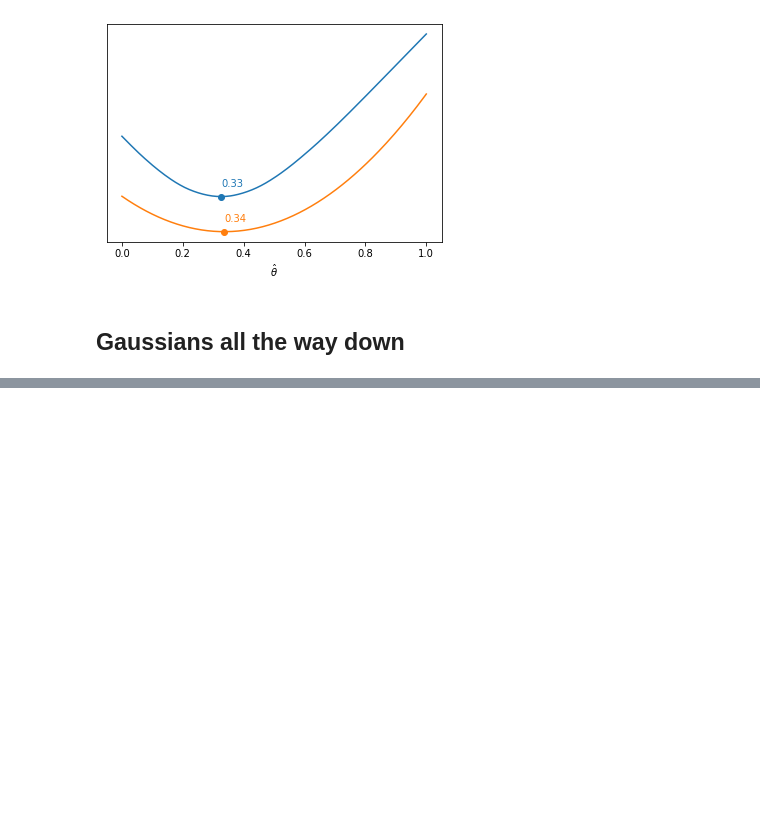
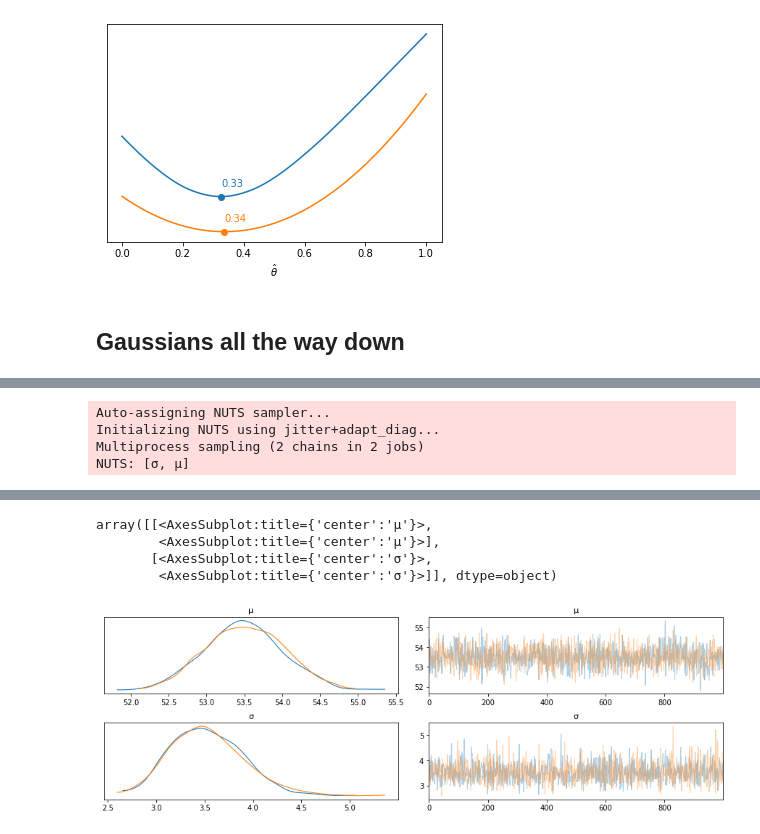
Before and after one commit to jhrcook/bayesian-analysis-with-python_e2, a Jupyter notebook: 02_programming-probabilistically.ipynb, the cells around one changed output, grey strips where cells are left out. Cells and saved outputs as stored; diff of their text form; code cells hidden in the pictures; blank space fills up the shorter version.

```diff
--- a/02_programming-probabilistically.ipynb
+++ b/02_programming-probabilistically.ipynb
@@ -158,0 +192,14 @@ for lossf, c in zip([lossf_a, lossf_b], ['C0', 'C1']):
+# %%
+with pm.Model() as model_g:
+    µ = pm.Uniform('µ', lower=40, upper=70)
+    σ = pm.HalfNormal('σ', sd=10)
+    y = pm.Normal('y', mu=µ, sd=σ, observed=data)
+    trace_g = pm.sample(1000)
+
+az_trace_g = az.from_pymc3(trace=trace_g, model=model_g)
+az.plot_trace(az_trace_g)
+# %% [output]
+Auto-assigning NUTS sampler...
+Initializing NUTS using jitter+adapt_diag...
+Multiprocess sampling (2 chains in 2 jobs)
+NUTS: [σ, µ]
@@ -158,0 +208,5 @@ for lossf, c in zip([lossf_a, lossf_b], ['C0', 'C1']):
+array([[<AxesSubplot:title={'center':'µ'}>,
+        <AxesSubplot:title={'center':'µ'}>],
+       [<AxesSubplot:title={'center':'σ'}>,
+        <AxesSubplot:title={'center':'σ'}>]], dtype=object)
+[figure, added]
```
Also changed, not shown: parts of 49 cells of this notebook, 14 other files.
